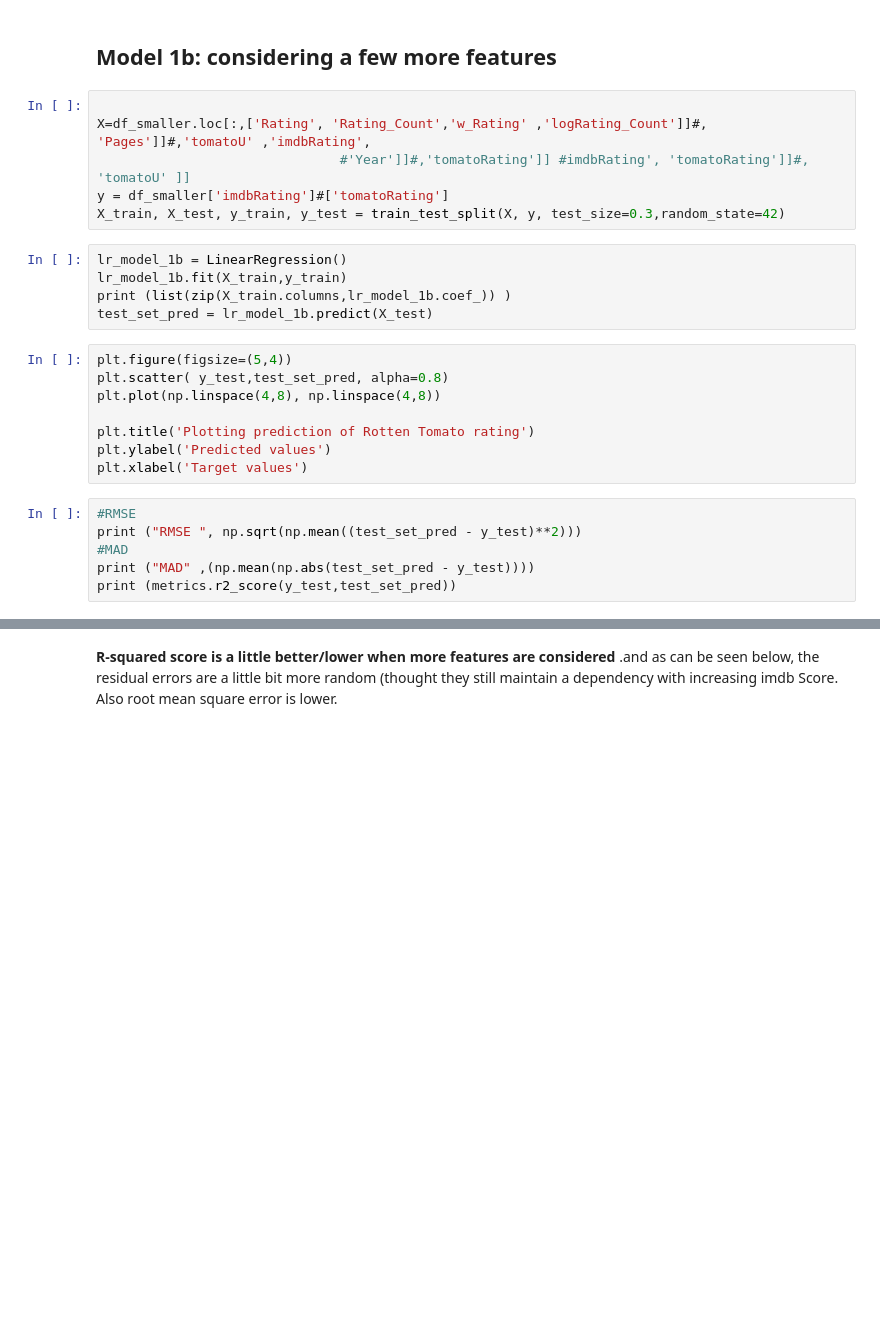
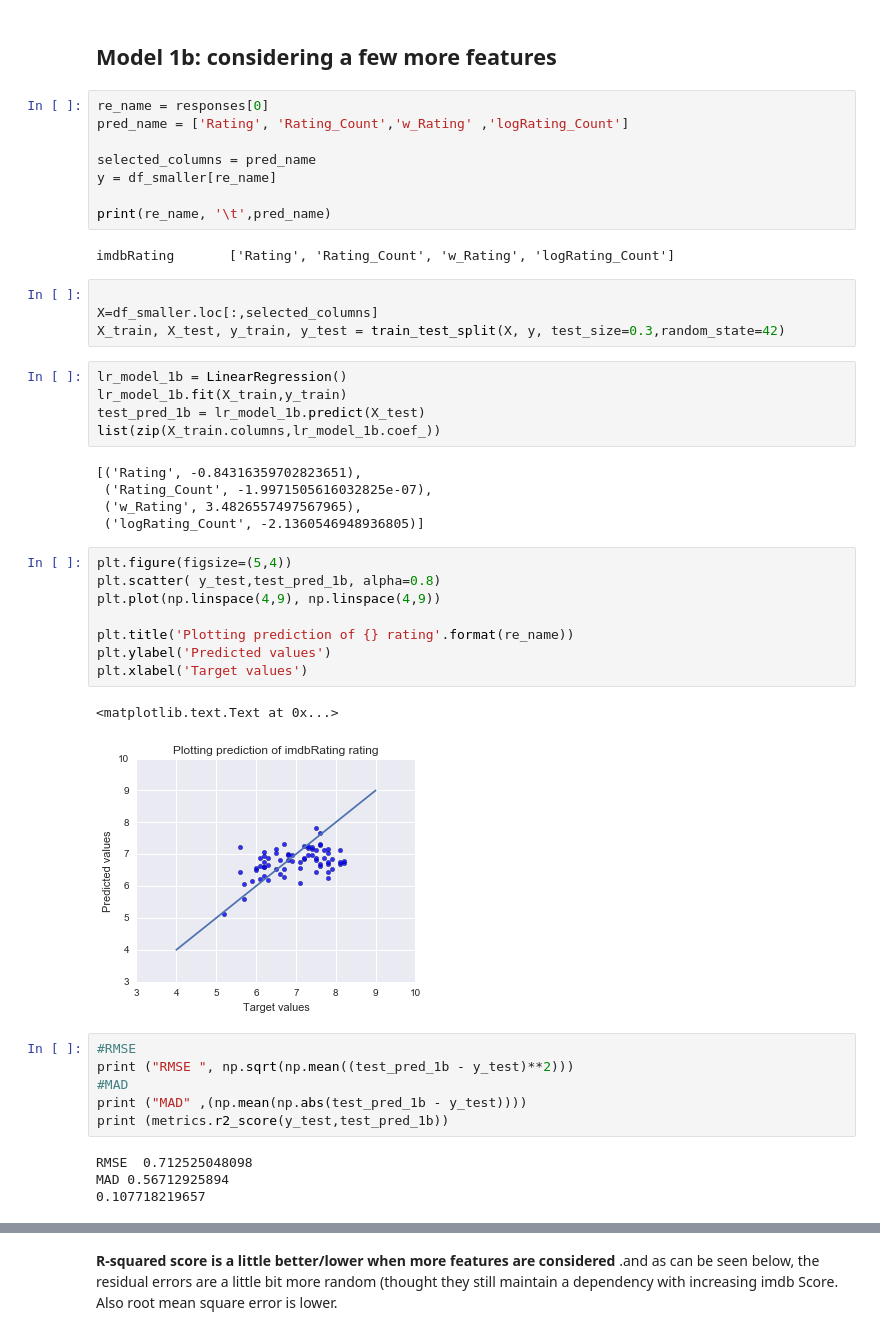
Before and after one commit to billiescodes/movie_book_reviews, a Jupyter notebook: np_workingFit.ipynb, the cells around one changed output, grey strips where cells are left out. Saved outputs shown, nothing was run; the diff lists cells and outputs as text; blank space fills up the shorter version.

```diff
--- a/np_workingFit.ipynb
+++ b/np_workingFit.ipynb
@@ -637,28 +637,48 @@ ax[1][1].set_title("Rating")
 
 
 ## Model 1b: considering a few more features
+# %%
+re_name = responses[0]
+pred_name = ['Rating', 'Rating_Count','w_Rating' ,'logRating_Count']
+
+selected_columns = pred_name
+y = df_smaller[re_name]
+
+print(re_name, '\t',pred_name)
+# %% [output]
+imdbRating       ['Rating', 'Rating_Count', 'w_Rating', 'logRating_Count']
 # %%
 
-X=df_smaller.loc[:,['Rating', 'Rating_Count','w_Rating' ,'logRating_Count']]#, 'Pages']]#,'tomatoU' ,'imdbRating',
-                               #'Year']]#,'tomatoRating']] #imdbRating', 'tomatoRating']]#, 'tomatoU' ]]
-y = df_smaller['imdbRating']#['tomatoRating']
+X=df_smaller.loc[:,selected_columns]
 X_train, X_test, y_train, y_test = train_test_split(X, y, test_size=0.3,random_state=42)
 # %%
 lr_model_1b = LinearRegression()
 lr_model_1b.fit(X_train,y_train)
-print (list(zip(X_train.columns,lr_model_1b.coef_)) )
-test_set_pred = lr_model_1b.predict(X_test)
+test_pred_1b = lr_model_1b.predict(X_test)
+list(zip(X_train.columns,lr_model_1b.coef_))
+# %% [output]
+[('Rating', -0.84316359702823651),
+ ('Rating_Count', -1.9971505616032825e-07),
+ ('w_Rating', 3.4826557497567965),
+ ('logRating_Count', -2.1360546948936805)]
 # %%
 plt.figure(figsize=(5,4))
-plt.scatter( y_test,test_set_pred, alpha=0.8)
-plt.plot(np.linspace(4,8), np.linspace(4,8))
+plt.scatter( y_test,test_pred_1b, alpha=0.8)
+plt.plot(np.linspace(4,9), np.linspace(4,9))
 
-plt.title('Plotting prediction of Rotten Tomato rating')
+plt.title('Plotting prediction of {} rating'.format(re_name))
 plt.ylabel('Predicted values')
 plt.xlabel('Target values')
+# %% [output]
+<matplotlib.text.Text at 0x...>
+[figure, added]
 # %%
 #RMSE
-print ("RMSE ", np.sqrt(np.mean((test_set_pred - y_test)**2)))
+print ("RMSE ", np.sqrt(np.mean((test_pred_1b - y_test)**2)))
 #MAD
-print ("MAD" ,(np.mean(np.abs(test_set_pred - y_test))))
-print (metrics.r2_score(y_test,test_set_pred))
+print ("MAD" ,(np.mean(np.abs(test_pred_1b - y_test))))
+print (metrics.r2_score(y_test,test_pred_1b))
+# %% [output]
+RMSE  0.712525048098
+MAD 0.56712925894
+0.107718219657
```
Also changed, not shown: parts of 9 cells of this notebook.
